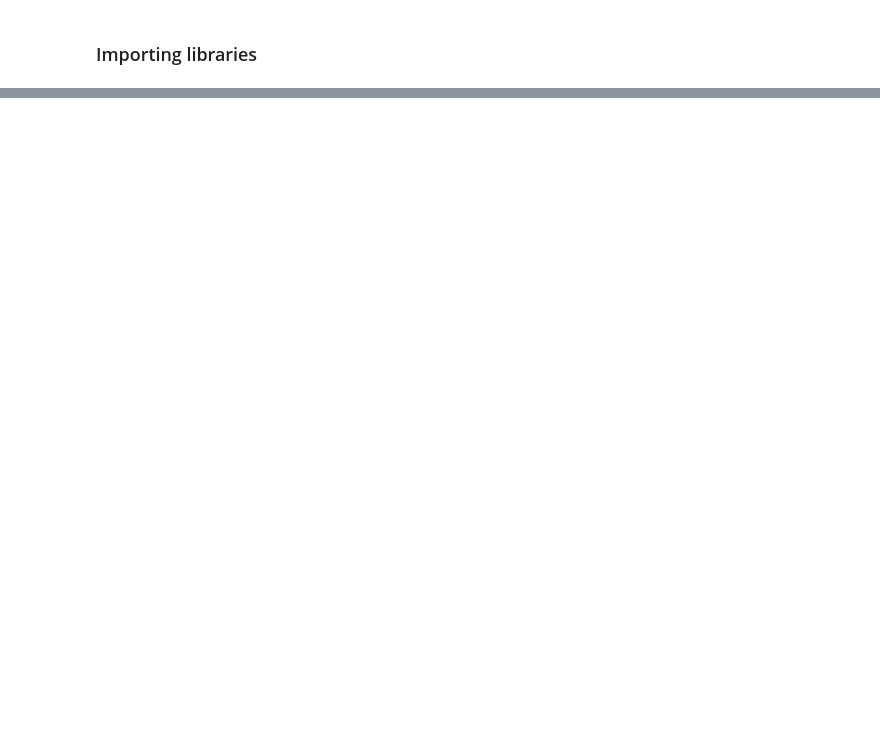
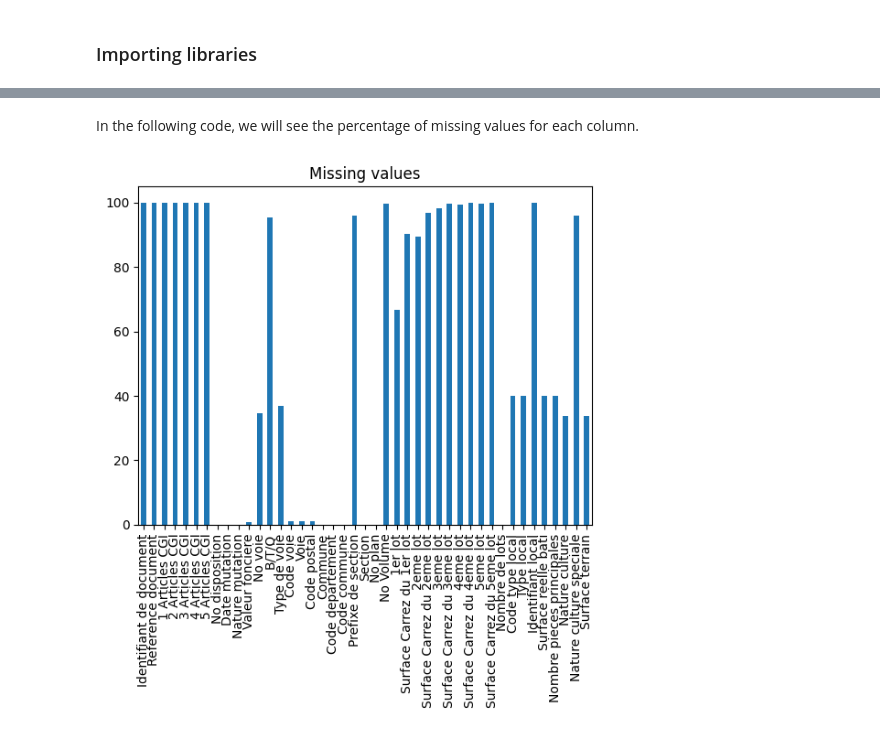
Before and after one commit to PaulZaman/HousePricing, a Jupyter notebook: DataPreperation.ipynb, the cells around one changed output, grey strips where cells are left out. Drawn from its saved outputs; the diff is of its cells as text; code cells hidden in the pictures; blank space fills up the shorter version.

```diff
--- a/DataPreperation.ipynb
+++ b/DataPreperation.ipynb
@@ -202,0 +94,12 @@ print(df)
+# %% [markdown]
+In the following code, we will see the percentage of missing values for each column.
+# %%
+missing_values_count = df.isnull().sum() / len(df) * 100
+
+# bar plot the missing values
+plt.figure()
+plt.title('Missing values')
+missing_values_count.plot.bar()
+plt.show()
+# %% [output]
+[figure, added]
```
Also changed, not shown: parts of 86 cells of this notebook.
